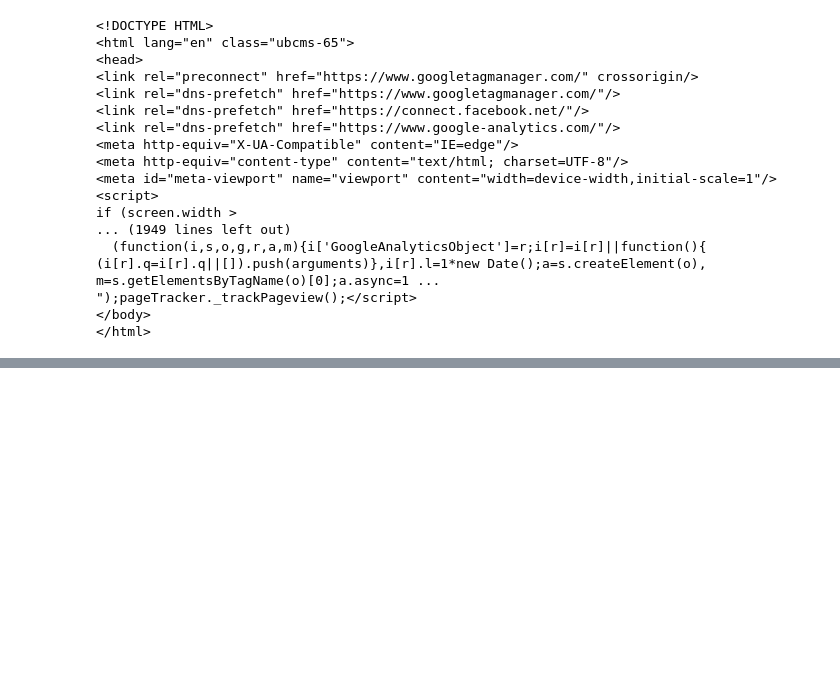
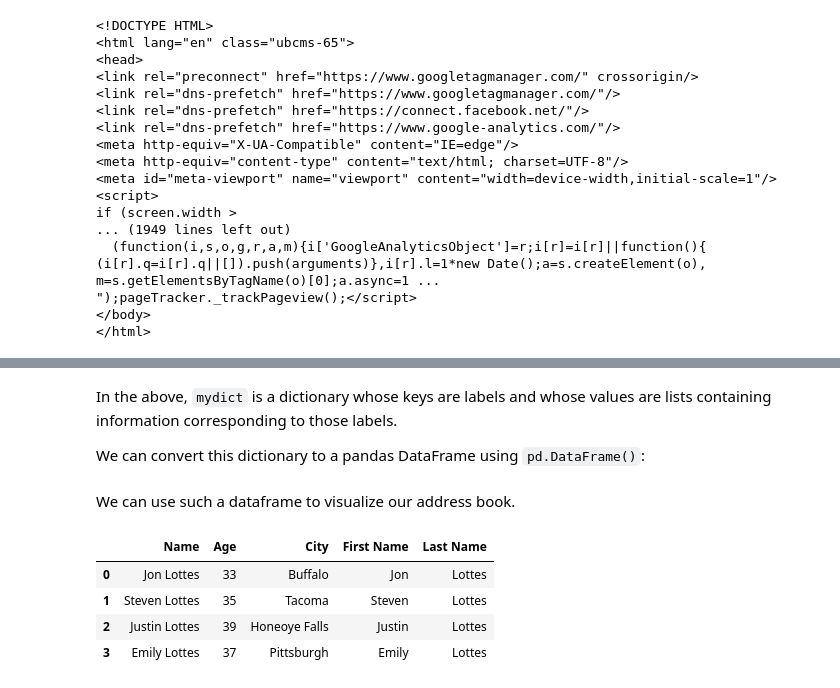
Before and after one commit to jllottes/jllottes.github.io, a Jupyter notebook: _static/weekly_notebooks/week14_notebook.ipynb, the cells around one changed output, grey strips where cells are left out. Cells and saved outputs as stored; diff of their text form; code cells hidden in the pictures; blank space fills up the shorter version.

```diff
--- a/_static/weekly_notebooks/week14_notebook.ipynb
+++ b/_static/weekly_notebooks/week14_notebook.ipynb
@@ -296,0 +306,4 @@ No Phone
+# %%
+mydict = {'Name':['Jon Lottes', 'Steven Lottes', 'Justin Lottes', 'Emily Lottes'],
+          'Age':[33, 35, 39, 37],
+          'City': ['Buffalo', 'Tacoma', 'Honeoye Falls', 'Pittsburgh']}
@@ -296,0 +314,22 @@ No Phone
+# %% [markdown]
+In the above, `mydict` is a dictionary whose keys are labels and whose values are lists containing information corresponding to those labels.
+
+We can convert this dictionary to a pandas DataFrame using `pd.DataFrame()`:
+# %%
+mydf = pd.DataFrame(mydict)
+# %%
+first_name = mydf['Name'].str.split().str[0]
+last_name = mydf['Name'].str.split().str[1]
+# %%
+mydf['First Name'] = first_name
+mydf['Last Name'] = last_name
+# %% [markdown]
+We can use such a dataframe to visualize our address book.
+# %%
+mydf
+# %% [output]
+|  | Name | Age | City | First Name | Last Name |
+| 0 | Jon Lottes | 33 | Buffalo | Jon | Lottes |
+| 1 | Steven Lottes | 35 | Tacoma | Steven | Lottes |
+| 2 | Justin Lottes | 39 | Honeoye Falls | Justin | Lottes |
+| 3 | Emily Lottes | 37 | Pittsburgh | Emily | Lottes |
```
Also changed, not shown: parts of 45 cells of this notebook, 59 other files.
